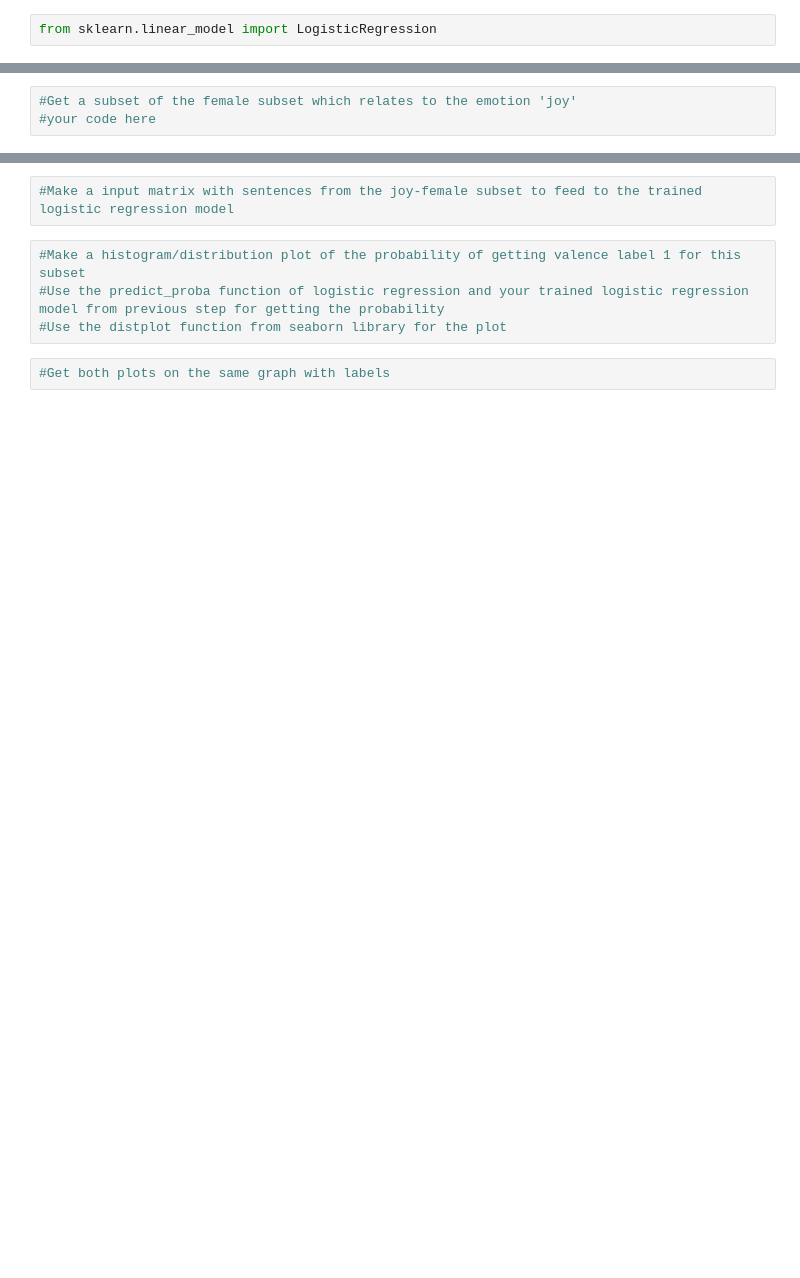
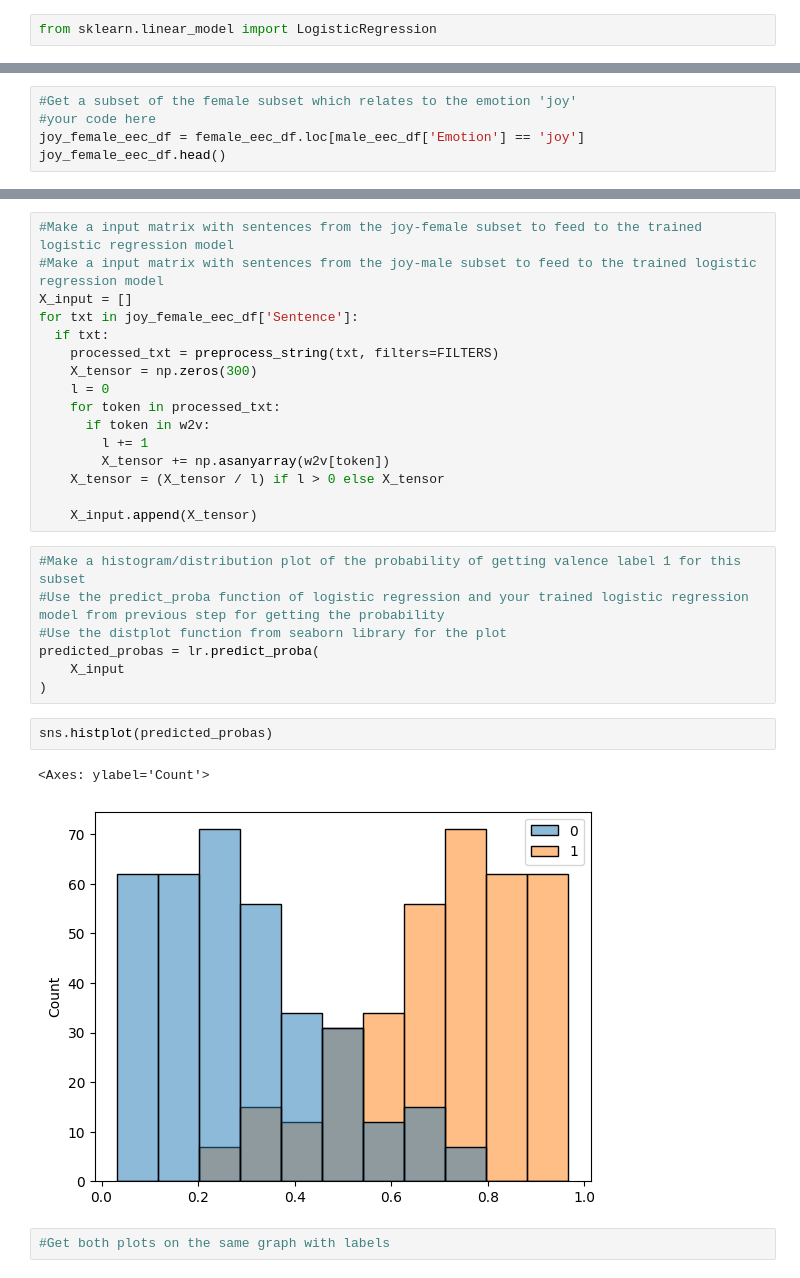
Before and after one commit to steiner-julian/ethics-for-natural-language-processing, a Jupyter notebook: HW1/HW1_Ethics4NLP.ipynb, the cells around one changed output, grey strips where cells are left out. Drawn from its saved outputs; the diff is of its cells as text; blank space fills up the shorter version.

```diff
--- a/HW1/HW1_Ethics4NLP.ipynb
+++ b/HW1/HW1_Ethics4NLP.ipynb
@@ -195,3 +361,5 @@ male_eec_df.head()
 # %%
 #Get a subset of the female subset which relates to the emotion 'joy'
 #your code here
+joy_female_eec_df = female_eec_df.loc[male_eec_df['Emotion'] == 'joy']
+joy_female_eec_df.head()
@@ -198,8 +373,30 @@ male_eec_df.head()
-# %%
-#Make a input matrix with sentences from the joy-female subset to feed to the trained logistic regression model
+# %%
+#Make a input matrix with sentences from the joy-female subset to feed to the trained logistic regression model
+#Make a input matrix with sentences from the joy-male subset to feed to the trained logistic regression model
+X_input = []
+for txt in joy_female_eec_df['Sentence']:
+  if txt:
+    processed_txt = preprocess_string(txt, filters=FILTERS)
+    X_tensor = np.zeros(300)
+    l = 0
+    for token in processed_txt:
+      if token in w2v:
+        l += 1
+        X_tensor += np.asanyarray(w2v[token])
+    X_tensor = (X_tensor / l) if l > 0 else X_tensor
+
+    X_input.append(X_tensor)
 # %%
 #Make a histogram/distribution plot of the probability of getting valence label 1 for this subset
 #Use the predict_proba function of logistic regression and your trained logistic regression model from previous step for getting the probability
 #Use the distplot function from seaborn library for the plot
+predicted_probas = lr.predict_proba(
+    X_input
+)
+# %%
+sns.histplot(predicted_probas)
+# %% [output]
+<Axes: ylabel='Count'>
+[figure, added]
 # %%
 #Get both plots on the same graph with labels
```
Also changed, not shown: parts of 32 cells of this notebook.
